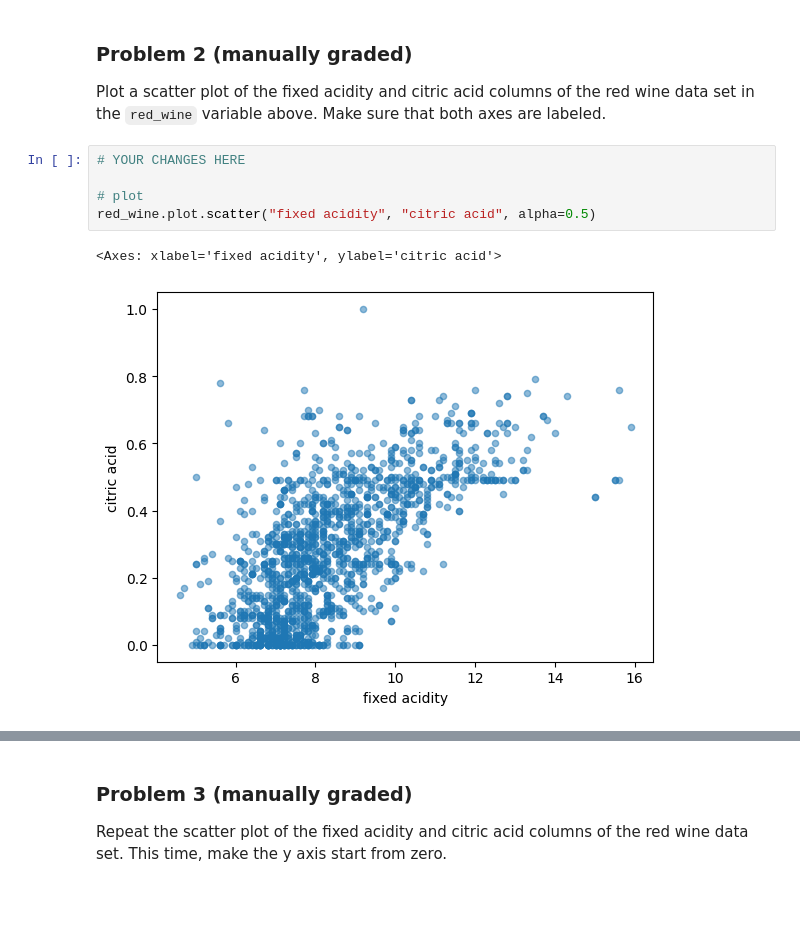
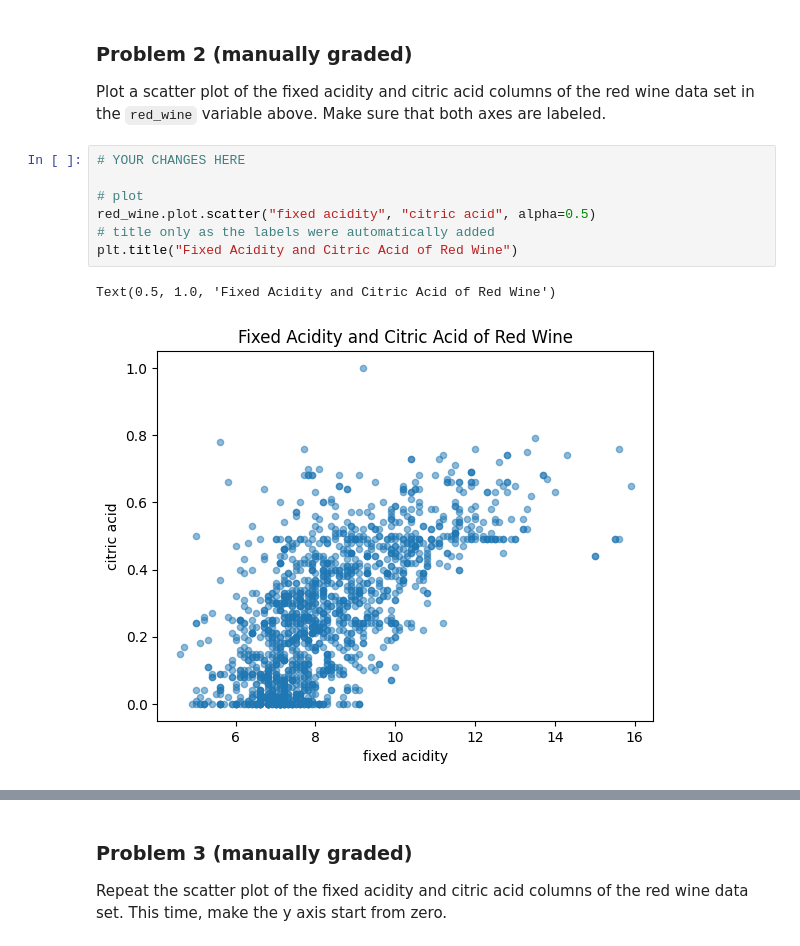
Before and after one commit to beckaa-l/dx602-homework-10, a Jupyter notebook: homework.ipynb, the cells around one changed output, grey strips where cells are left out. Saved outputs shown, nothing was run; the diff lists cells and outputs as text; blank space fills up the shorter version.

Commit message:
made some slight changes to graphs, mostly titles and labels

```diff
--- a/homework.ipynb
+++ b/homework.ipynb
@@ -69,11 +69,13 @@ Make sure that both axes are labeled.
 # %%
 # YOUR CHANGES HERE
 
 # plot
 red_wine.plot.scatter("fixed acidity", "citric acid", alpha=0.5)
+# title only as the labels were automatically added
+plt.title("Fixed Acidity and Citric Acid of Red Wine")
 # %% [output]
-<Axes: xlabel='fixed acidity', ylabel='citric acid'>
+Text(0.5, 1.0, 'Fixed Acidity and Citric Acid of Red Wine')
-[figure, old version]
+[figure, new version]
 # %% [markdown]
 <div style="page-break-after: always;"></div>
 # %% [markdown]
```
Also changed, not shown: parts of 12 cells of this notebook.
